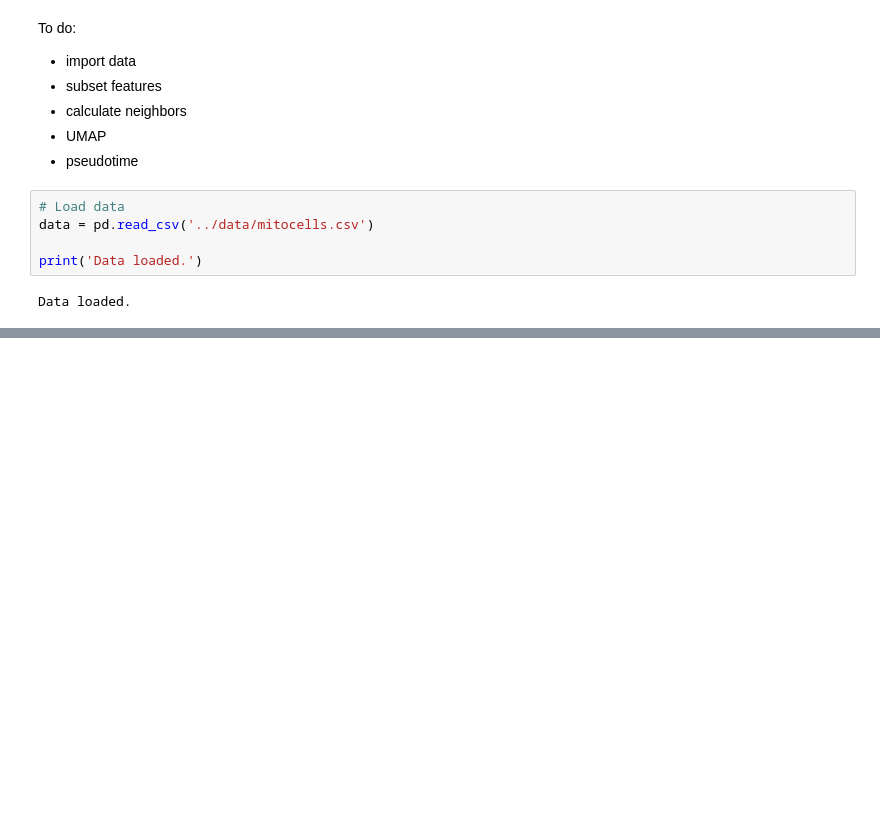
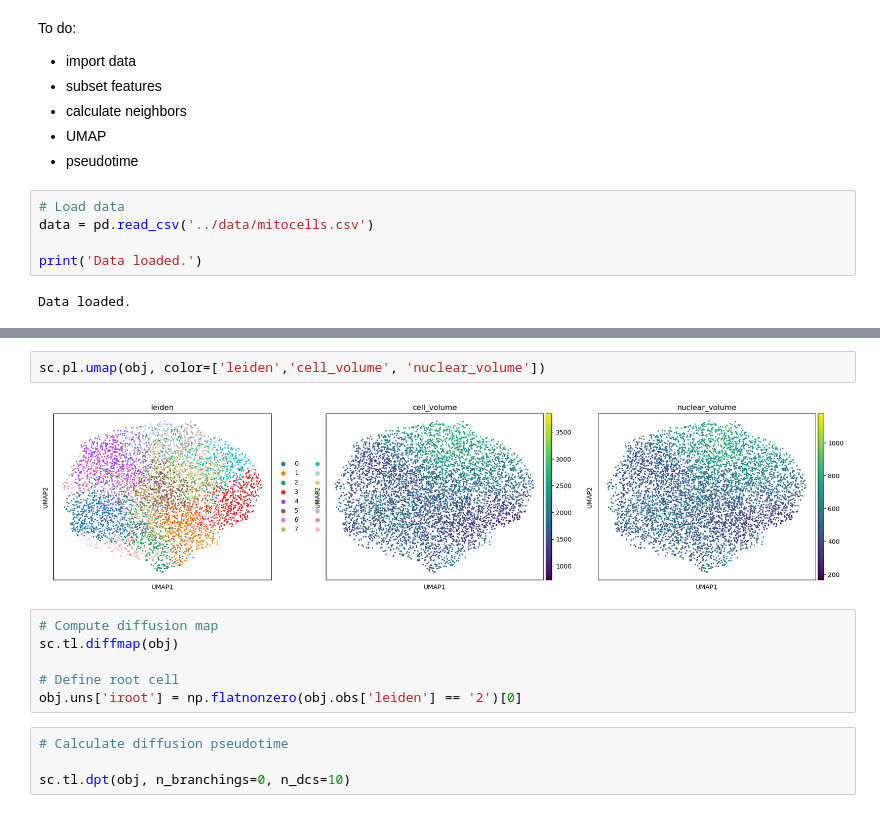
Before and after one commit to cwinsnes/cytodata-hackathon-base, a Jupyter notebook: pseudotime/pseudotime_analysis.ipynb, the cells around one changed output, grey strips where cells are left out. Saved outputs shown, nothing was run; the diff lists cells and outputs as text; blank space fills up the shorter version.

Commit message:
add pseudotime pipeline

```diff
--- a/pseudotime/pseudotime_analysis.ipynb
+++ b/pseudotime/pseudotime_analysis.ipynb
@@ -94,0 +80,14 @@ ValueError: Input contains NaN.
+# %%
+sc.pl.umap(obj, color=['leiden','cell_volume', 'nuclear_volume'])
+# %% [output]
+[figure, added]
+# %%
+# Compute diffusion map
+sc.tl.diffmap(obj)
+
+# Define root cell
+obj.uns['iroot'] = np.flatnonzero(obj.obs['leiden'] == '2')[0]
+# %%
+# Calculate diffusion pseudotime
+
+sc.tl.dpt(obj, n_branchings=0, n_dcs=10)
```
Also changed, not shown: parts of 14 cells of this notebook.
